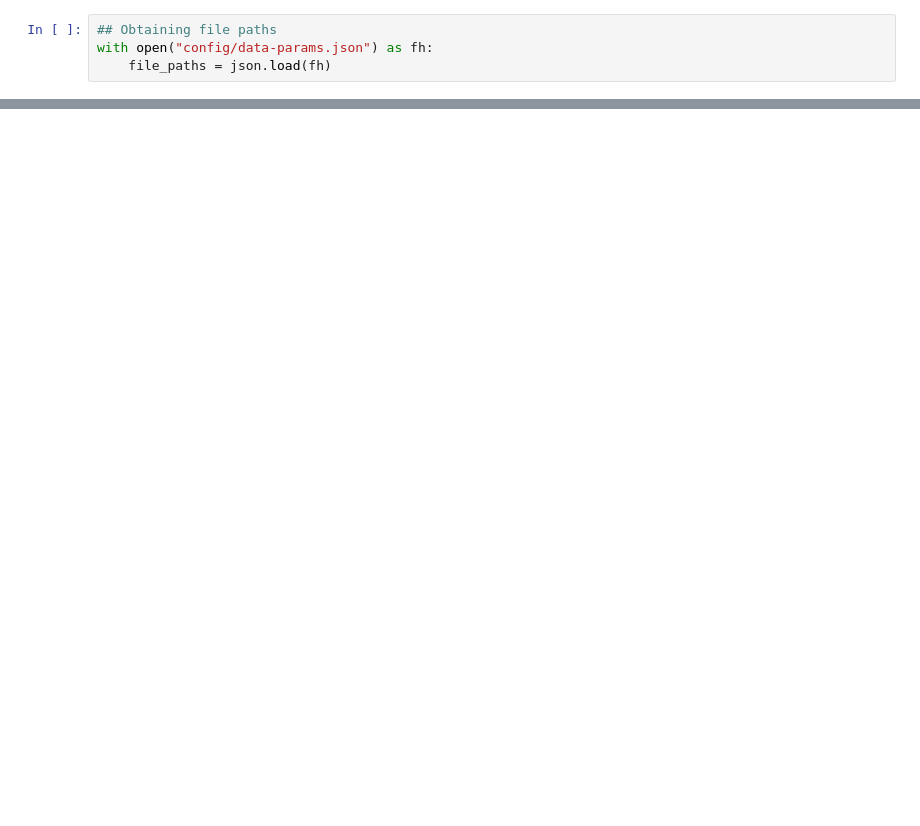
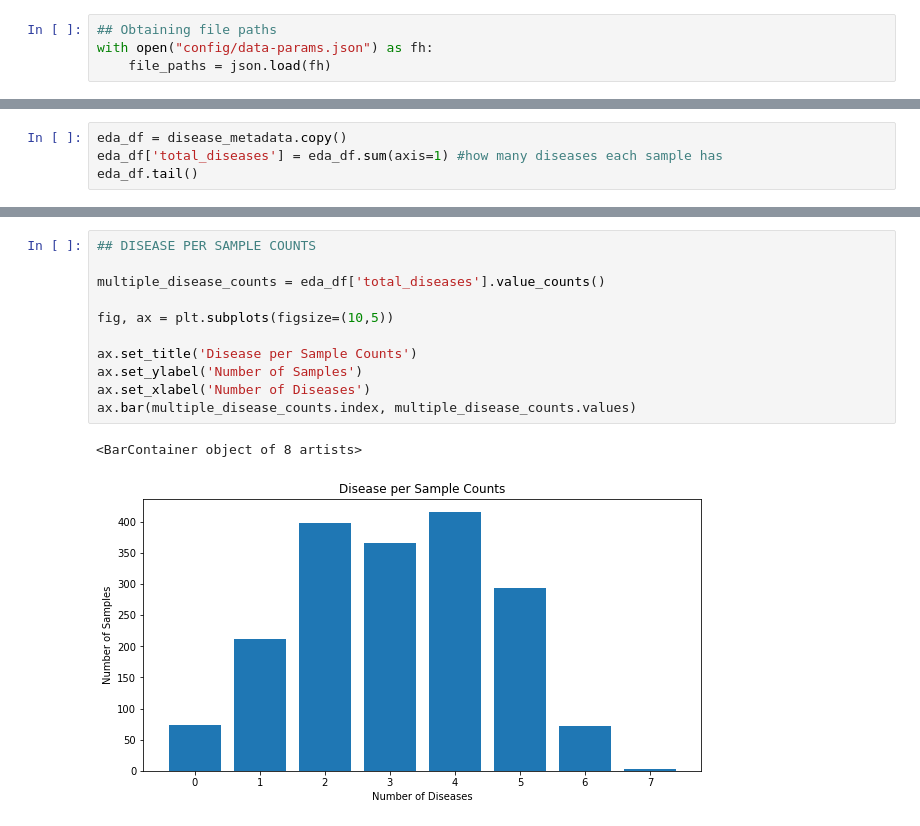
Before and after one commit to emersonchao/DSC180-Q2-Project, a Jupyter notebook: emerson_dev.ipynb, the cells around one changed output, grey strips where cells are left out. Drawn from its saved outputs; the diff is of its cells as text; blank space fills up the shorter version.

```diff
--- a/emerson_dev.ipynb
+++ b/emerson_dev.ipynb
@@ -114,0 +142,4 @@ Name: total_diseases, dtype: int64
+# %%
+eda_df = disease_metadata.copy()
+eda_df['total_diseases'] = eda_df.sum(axis=1) #how many diseases each sample has
+eda_df.tail()
@@ -114,0 +154,14 @@ Name: total_diseases, dtype: int64
+# %%
+## DISEASE PER SAMPLE COUNTS
+
+multiple_disease_counts = eda_df['total_diseases'].value_counts()
+
+fig, ax = plt.subplots(figsize=(10,5))
+
+ax.set_title('Disease per Sample Counts')
+ax.set_ylabel('Number of Samples')
+ax.set_xlabel('Number of Diseases')
+ax.bar(multiple_disease_counts.index, multiple_disease_counts.values)
+# %% [output]
+<BarContainer object of 8 artists>
+[figure, added]
```
Also changed, not shown: parts of 55 cells of this notebook.
